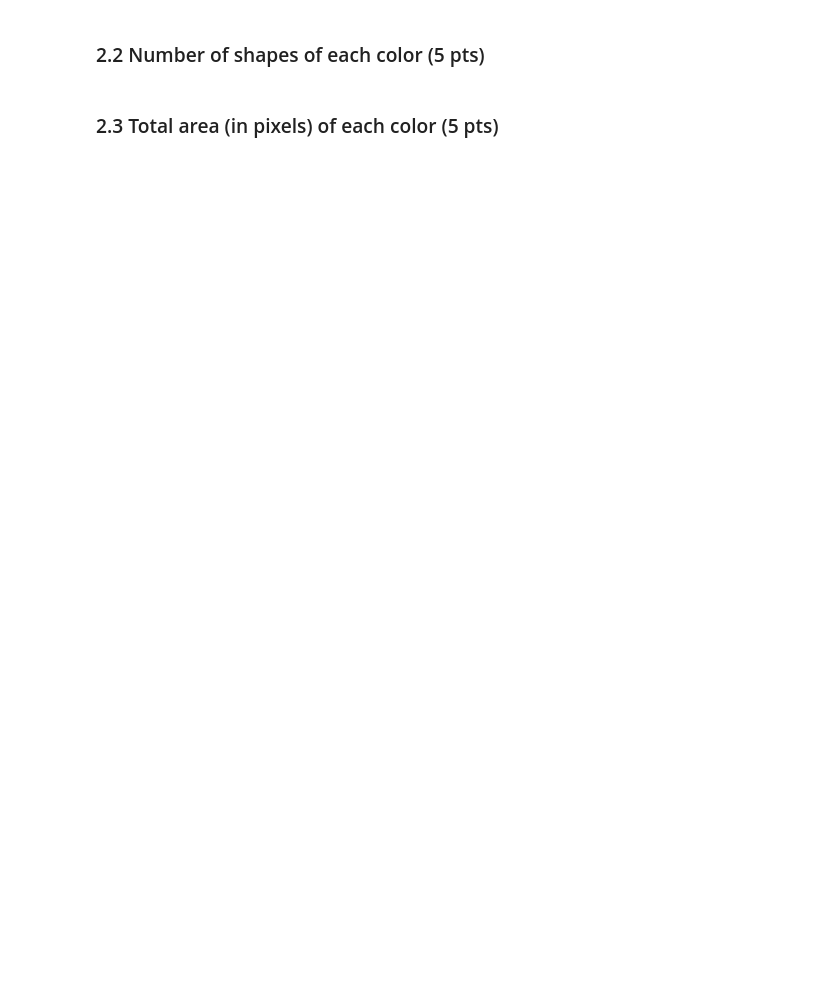
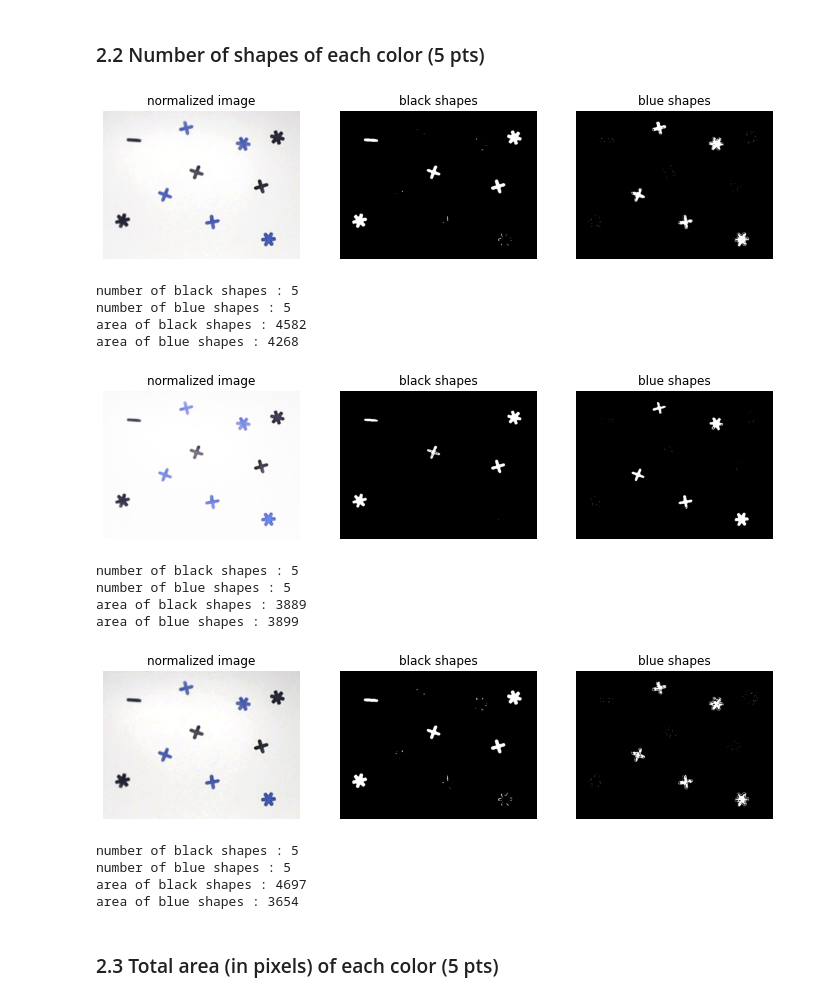
Before and after one commit to maximepoffet/iapr, a Jupyter notebook: labs/lab_01_segmentation.ipynb, the cells around one changed output. Saved outputs shown, nothing was run; the diff lists cells and outputs as text; code cells hidden in the pictures; blank space fills up the shorter version.

Commit message:
color segmentation

```diff
--- a/labs/lab_01_segmentation.ipynb
+++ b/labs/lab_01_segmentation.ipynb
@@ -206,0 +206,13 @@ plt.show()
+# %%
+def normalize(img_input):
+
+    norm_img = np.zeros((480,640))
+    normalized_img = cv2.normalize(img_input, norm_img, 0, 255, cv2.NORM_MINMAX)
+
+    whitebalanced = img_as_ubyte(
+            (normalized_img*1.0 / np.percentile(normalized_img,
+             95, axis=(0, 1))).clip(0, 1))
+
+    return whitebalanced
+
+#https://jephraim-manansala.medium.com/image-processing-with-python-color-correction-using-white-balancing-6c6c749886de
@@ -207,2 +280,29 @@ plt.show()
+# %%
+image_1_norm = normalize(images[0])
+count_number_shapes(image_1_norm)
+
+
+image_2_norm = normalize(images[1])
+count_number_shapes(image_2_norm)
+
+
+image_3_norm = normalize(images[2])
+count_number_shapes(image_3_norm)
+# %% [output]
+[figure, added]
+number of black shapes : 5
+number of blue shapes : 5
+area of black shapes : 4582
+area of blue shapes : 4268
+[figure, added]
+number of black shapes : 5
+number of blue shapes : 5
+area of black shapes : 3889
+area of blue shapes : 3899
+[figure, added]
+number of black shapes : 5
+number of blue shapes : 5
+area of black shapes : 4697
+area of blue shapes : 3654
 # %% [markdown]
 ### 2.3 Total area (in pixels) of each color (5 pts)
```
Also changed, not shown: parts of 10 cells of this notebook.
